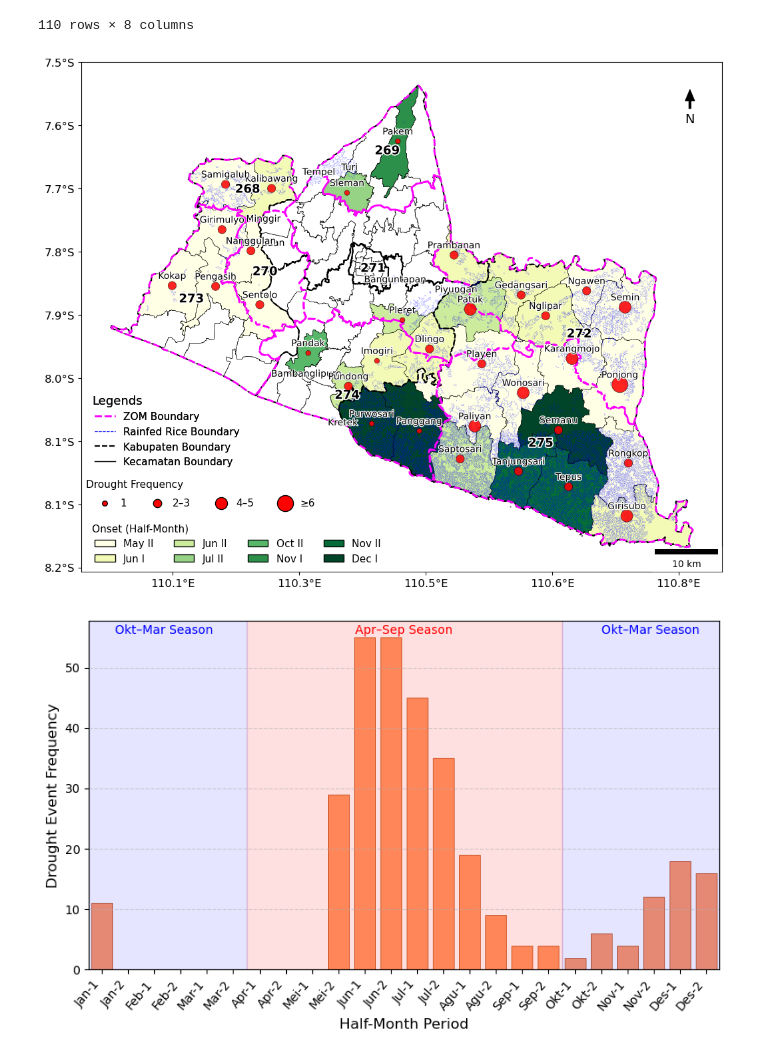
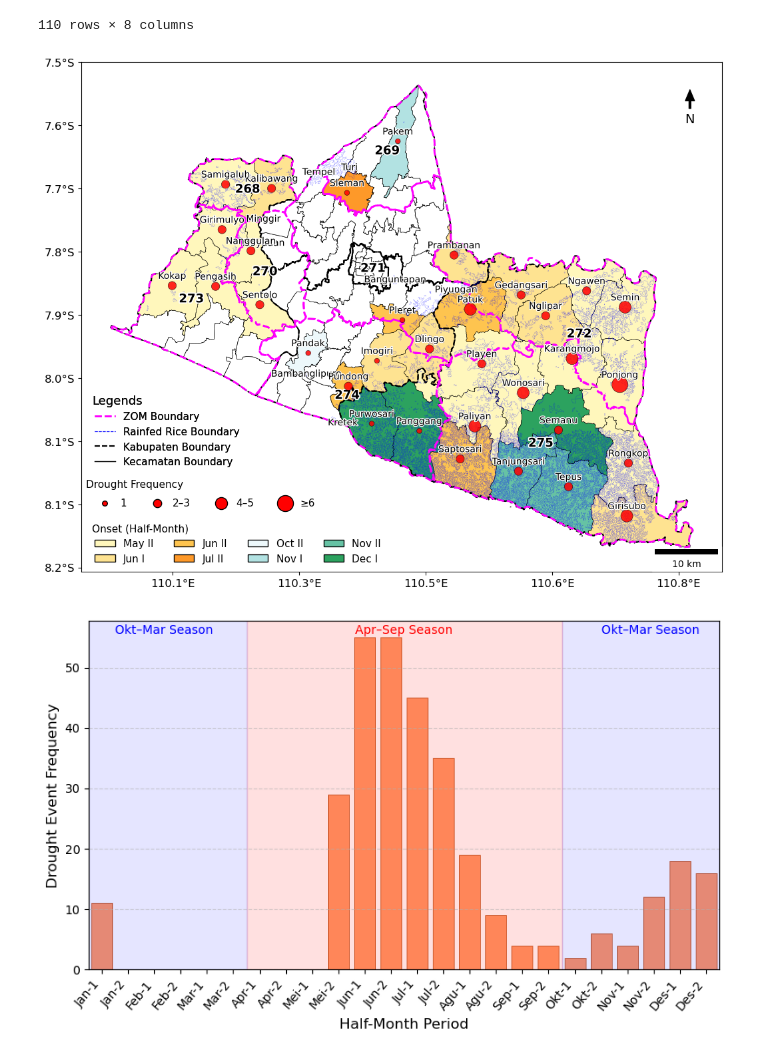
Before and after one commit to mahronid/DailySPI, a Jupyter notebook: 0_actual_drought.ipynb, the cells around one changed output. Cells and saved outputs as stored; diff of their text form; code cells hidden in the pictures.

```diff
--- a/0_actual_drought.ipynb
+++ b/0_actual_drought.ipynb
@@ -109,23 +109,46 @@ present = gdf['onset_mode'].dropna().unique().tolist()
 cats_present = [c for c in half_labels if c in present]   # ensure calendar order
 
 N = len(cats_present)
-cmap = plt.cm.get_cmap("YlGn", N)
-color_map = {cats_present[i]: cmap(i) for i in range(N)}
 
+from matplotlib.colors import LinearSegmentedColormap
+# Define seasonal color maps
+
+dry_months = ["Apr", "May", "Jun", "Jul", "Aug", "Sep"]
+wet_months = ["Oct", "Nov", "Dec", "Jan", "Feb", "Mar"]
+
+# High-quality sequential palettes for publication
+dry_colors = ["#fff7bc", "#fee391", "#fec44f", "#fe9929", "#ec7014", "#cc4c02"]  # light → dark orange/brown
+wet_colors = ["#edf8fb", "#b2e2e2", "#66c2a4", "#2ca25f", "#1b9e77", "#0c7c59"]  # light → dark teal/blue
+
+def assign_color_to_category(cat):
+    """Assign color based on season (dry/wet) and order within its season."""
+    if pd.isna(cat):
+        return None
+
+    month, half = cat.split()  # e.g., "Jun I" → ("Jun","I")
+
+    # DRY season (Apr–Sep)
+    if month in dry_months:
+        dry_cats = [c for c in cats_present if c.split()[0] in dry_months]
+        idx = dry_cats.index(cat)
+        return dry_colors[idx % len(dry_colors)]
+
+    # WET season (Oct–Mar)
+    else:
+        wet_cats = [c for c in cats_present if c.split()[0] in wet_months]
+        idx = wet_cats.index(cat)
+        return wet_colors[idx % len(wet_colors)]
+
+# Build the full color map dictionary
+color_map = {cat: assign_color_to_category(cat) for cat in cats_present}
+
+# Apply colors
 gdf['onset_color'] = gdf['onset_mode'].map(color_map)
 
-# # build full-year palette once (24 colors)
-# full_n = len(half_labels)
-# # sample RdYlGn_r across full range so color progression is continuous
-# full_cmap = plt.cm.get_cmap("RdYlGn_r", full_n)
-# full_colors = [full_cmap(i) for i in range(full_n)]
+# cmap = plt.cm.get_cmap("copper", N)
+# color_map = {cats_present[i]: cmap(i) for i in range(N)}
 
-# # Map each half-label to its anchored color (by index in half_labels)
-# anchored_color_map = {label: full_colors[i] for i, label in enumerate(half_labels)}
-
-# # assign anchored colors to gdf using the onset_mode (preserves calendar order)
-# # gdf['onset_color'] = gdf['onset_mode'].map(anchored_color_map)
-# gdf['onset_color'] = gdf['onset_mode'].astype(str).map(anchored_color_map)
+# gdf['onset_color'] = gdf['onset_mode'].map(color_map)
 
 # When building the legend, list categories in calendar order but only include those present
 cats_present_ordered = [
@@ -344,34 +367,34 @@ ax.annotate(
     xytext=(0.95, 0.88),
     arrowprops=dict(facecolor='black', width=2, headwidth=10, shrink=0.1),
     ha="center",
     fontsize=14,
     xycoords=ax.transAxes,
 )
 
 # scalebar
 scalebar = ScaleBar(1, location='lower right', box_alpha=0.7, length_fraction=0.1, pad=0.3)
 ax.add_artist(scalebar)
 
 # geographic axes labels
 transformer = Transformer.from_crs(target_crs, "EPSG:4326", always_xy=True)
 
 def format_lon(x, pos):
     lon, _ = transformer.transform(x, ax.get_ylim()[0])
     return f"{lon:.1f}°E"
 
 def format_lat(y, pos):
     _, lat = transformer.transform(ax.get_xlim()[0], y)
     return f"{abs(lat):.1f}°S"
 
 ax.xaxis.set_major_formatter(mticker.FuncFormatter(format_lon))
 ax.yaxis.set_major_formatter(mticker.FuncFormatter(format_lat))
 ax.tick_params(axis='both', which='major', labelsize=12)
 
 # plt.title("Onset (Half-Month) & Drought Frequency on Rainfed Rice Areas", fontsize=13)
 plt.tight_layout()
 plt.show()
 # %% [output]
-[figure, old version]
+[figure, new version]
 # %%
 import pandas as pd
 import matplotlib.pyplot as plt
```
